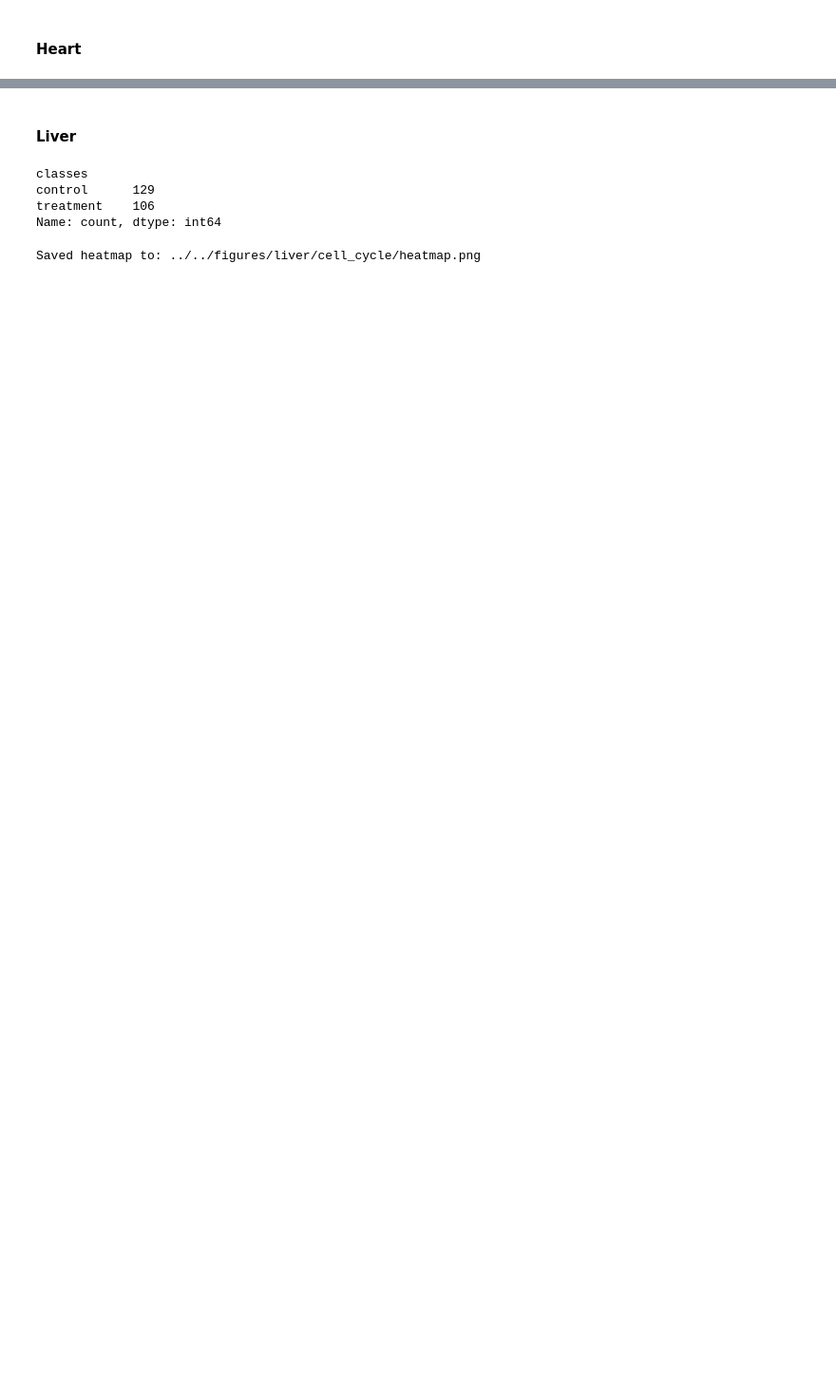
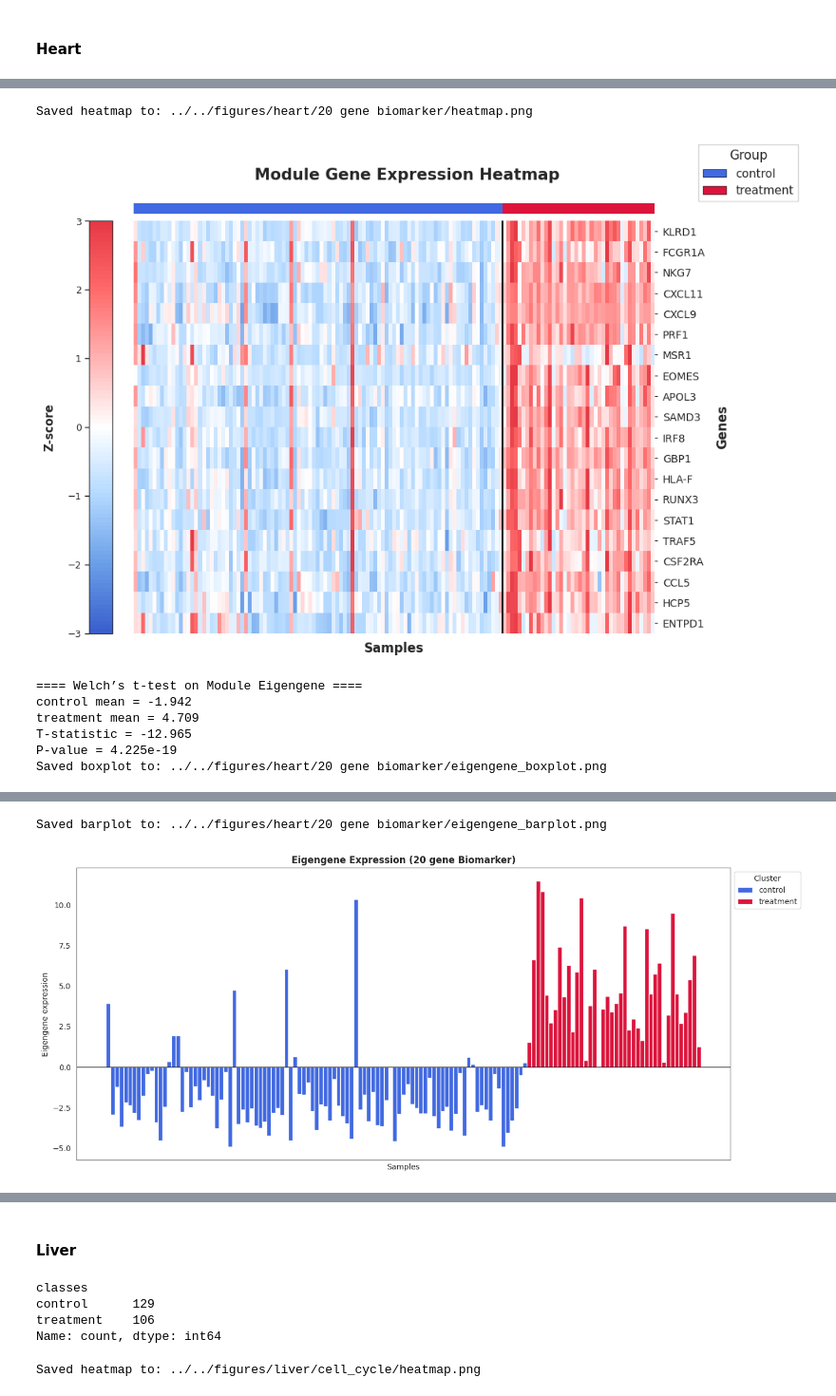
Before and after one commit to Poorvi-HC/Cross-Organ-Transplantation, a Jupyter notebook: src/ML/validation.ipynb, the cells around one changed output, grey strips where cells are left out. Shown at 95% size. Drawn from its saved outputs; the diff is of its cells as text; code cells hidden in the pictures; blank space fills up the shorter version.

```diff
--- a/src/ML/validation.ipynb
+++ b/src/ML/validation.ipynb
@@ -1010,2 +1069,27 @@ Saved boxplot to: ../../figures/heart/cell_cycle/eigengene_boxplot.png
 Saved barplot to: ../../figures/heart/cell_cycle/eigengene_barplot.png
 [figure]
+# %%
+# 1 Heatmap
+plot_module_heatmap(data_heart, meta_heart, twenty_gene_biomarker, 'heart', '20 gene biomarker')
+
+# 2 Compute eigengene
+eigengene_heart = compute_module_eigengene(data_heart, twenty_gene_biomarker)
+
+# 3 Welch test
+module_eigengene_ttest(eigengene_heart, meta_heart)
+
+# 4 Plot eigengene distribution
+plot_eigengene_boxplot(eigengene_heart, meta_heart, 'heart', '20 gene biomarker')
+
+# 5 Plot eigengene bar plot
+plot_eigengene_bar(eigengene_heart, meta_heart, 'heart', '20 gene biomarker',
+                   module_name="20 gene Biomarker")
+# %% [output]
+Saved heatmap to: ../../figures/heart/20 gene biomarker/heatmap.png
+[figure, added]
+==== Welch’s t-test on Module Eigengene ====
+control mean = -1.942
+treatment mean = 4.709
+T-statistic = -12.965
+P-value = 4.225e-19
+Saved boxplot to: ../../figures/heart/20 gene biomarker/eigengene_boxplot.png
@@ -1011,0 +1097,2 @@ Saved barplot to: ../../figures/heart/cell_cycle/eigengene_barplot.png
+Saved barplot to: ../../figures/heart/20 gene biomarker/eigengene_barplot.png
+[figure, added]
```
Also changed, not shown: parts of 14 cells of this notebook, 25 other files.
